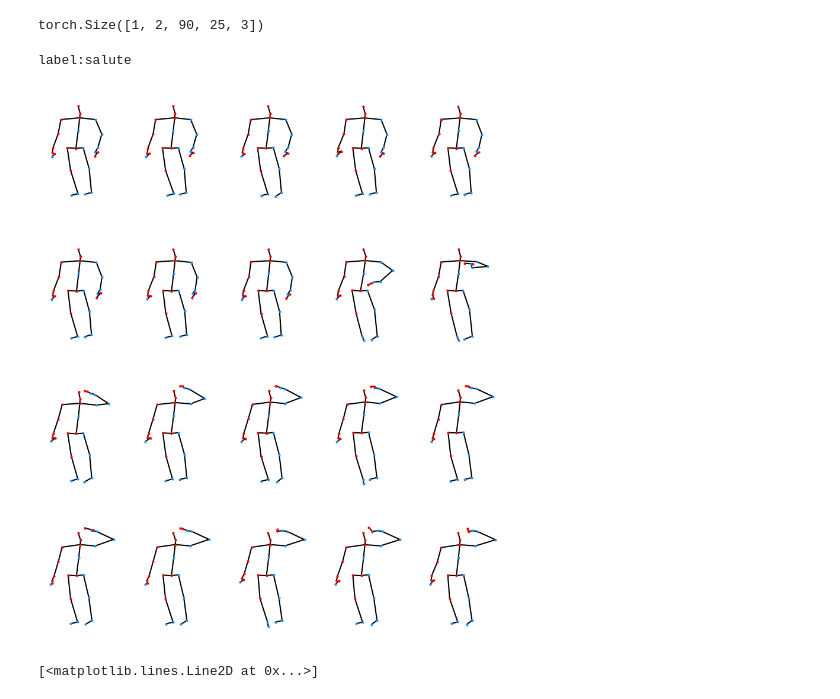
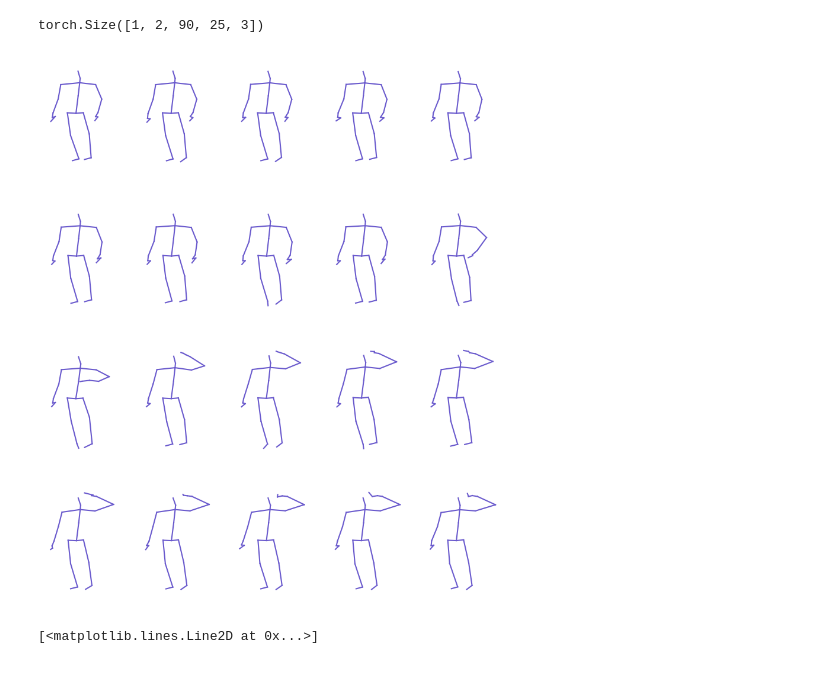
Before and after one commit to Ruizhuo-Xu/SKeleton2vec-code, a Jupyter notebook: visualization.ipynb, the cells around one changed output. Saved outputs shown, nothing was run; the diff lists cells and outputs as text; code cells hidden in the pictures.

```diff
--- a/visualization.ipynb
+++ b/visualization.ipynb
@@ -1024,31 +1036,19 @@ def rotate_skeleton_sequence(sequence, axis, angle):
 # %%
 # skeleton = np.random.rand(2, 100, 10, 3)  # 生成随机的骨架序列数据
-idx = 37
-skeleton = dataset[idx]['keypoint'][0].numpy()
-label = dataset[idx]['label'][0].numpy()
-# 定义旋转轴和角度
-axis = np.array([0, 0, 1])
-angle = np.pi / 6
-
-# 调用rotate_skeleton_sequence方法
-skeleton = rotate_skeleton_sequence(skeleton, axis, angle)
-# RandomRot()(skeleton)
-print('label:' + label_dict[label.item()])
 # colors = ['red', 'dodgerblue', 'red', 'dodgerblue', 'red', 'dodgerblue'] * 5
 colors = ['dodgerblue', 'red']
 point_colors = random.choices(colors, k=25)
 # hand_idxs = [8, 9, 10, 11, 23, 24]
 # hand_idxs = [8, 9, 10, 11, 23, 24]
 # for i in hand_idxs:
 #     point_colors[i] = 'red'
 visualize_2d_skeleton(skeleton[:, :40, :, :],
                       time_interval=2, axis=[0, 2],
                       figsize=(10, 12), canvas_scale=1.2,
-                      marker='-o', marker_size=2,
-                      line_color='black', point_colors=point_colors)
+                      marker='-o', marker_size=0,
+                      line_color='slateblue', point_colors=point_colors)
 # %% [output]
-label:salute
-[figure, old version]
+[figure, new version]
 # %%
 import numpy as np
 import matplotlib.pyplot as plt
```
Also changed, not shown: parts of 1 cell of this notebook, 14 other files.
